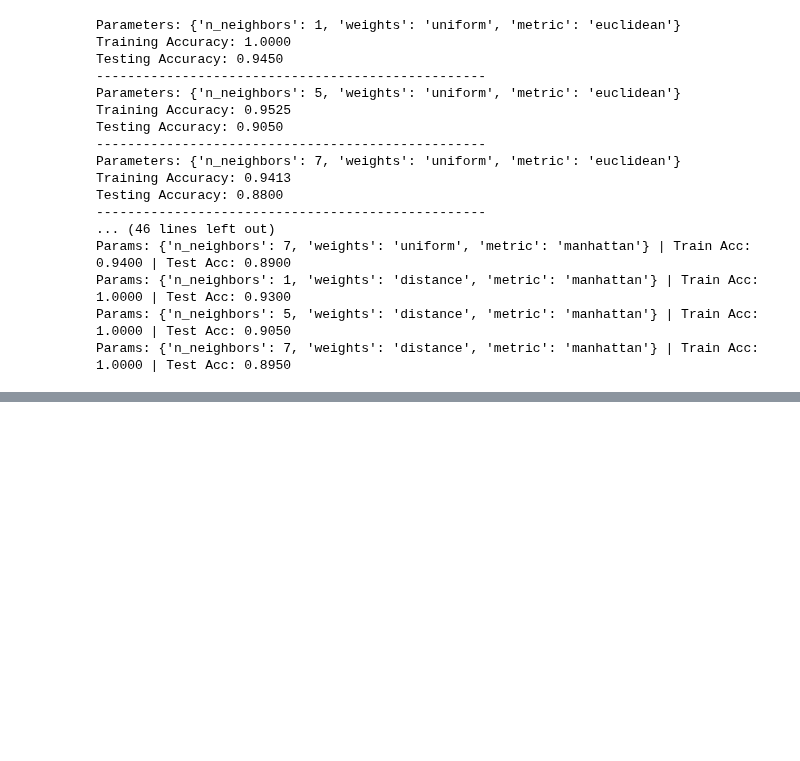
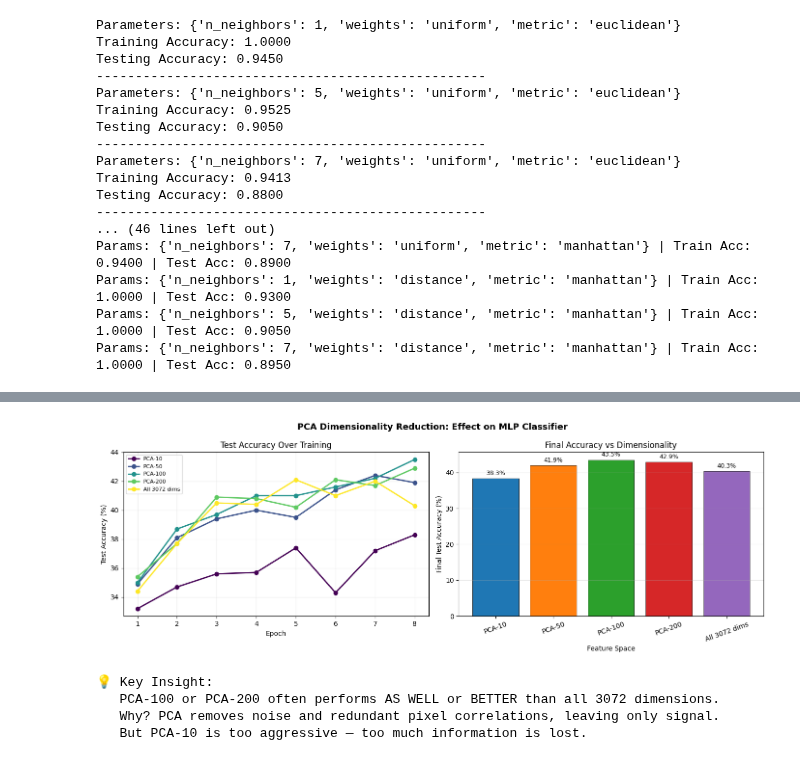
Before and after one commit to Wiredu2020/AIMS-PYTHON-WORKSHOP--BNW-, a Jupyter notebook: 3D-Handwritten-Recognition-Using-Random-Forest-main/3D-Handwritten-Recognition-Using-Random-Forest-main/Python_workshop2.ipynb, the cells around one changed output, grey strips where cells are left out. Cells and saved outputs as stored; diff of their text form; code cells hidden in the pictures; blank space fills up the shorter version.

```diff
--- a/3D-Handwritten-Recognition-Using-Random-Forest-main/3D-Handwritten-Recognition-Using-Random-Forest-main/Python_workshop2.ipynb
+++ b/3D-Handwritten-Recognition-Using-Random-Forest-main/3D-Handwritten-Recognition-Using-Random-Forest-main/Python_workshop2.ipynb
@@ -761,0 +1300,42 @@ Params: {'n_neighbors': 7, 'weights': 'distance', 'metric': 'manhattan'} | Train
+# %%
+# Visualize PCA results
+fig, axes = plt.subplots(1, 2, figsize=(14, 5))
+fig.suptitle('PCA Dimensionality Reduction: Effect on MLP Classifier', fontsize=13, fontweight='bold')
+
+colors_pca = plt.cm.viridis(np.linspace(0, 1, len(pca_results)))
+
+# Learning curves
+for (label, accs), color in zip(pca_results.items(), colors_pca):
+    axes[0].plot(range(1, EPOCHS+1), accs, label=label, color=color, linewidth=2, marker='o')
+axes[0].set_xlabel('Epoch')
+axes[0].set_ylabel('Test Accuracy (%)')
+axes[0].set_title('Test Accuracy Over Training')
+axes[0].legend(fontsize=8)
+axes[0].grid(True, alpha=0.3)
+
+# Bar chart: final accuracy vs dimensions
+final_accs = {k: v[-1] for k, v in pca_results.items()}
+bars = axes[1].bar(final_accs.keys(), final_accs.values(),
+                    color=[f'C{i}' for i in range(len(final_accs))],
+                    edgecolor='black', linewidth=0.5)
+axes[1].bar_label(bars, fmt='%.1f%%', padding=3, fontsize=9)
+axes[1].set_xlabel('Feature Space')
+axes[1].set_ylabel('Final Test Accuracy (%)')
+axes[1].set_title('Final Accuracy vs Dimensionality')
+axes[1].tick_params(axis='x', rotation=20)
+axes[1].grid(True, alpha=0.3, axis='y')
+
+plt.tight_layout()
+plt.savefig('pca_results.png', dpi=120, bbox_inches='tight')
+plt.show()
+
+print("\n💡 Key Insight:")
+print("   PCA-100 or PCA-200 often performs AS WELL or BETTER than all 3072 dimensions.")
+print("   Why? PCA removes noise and redundant pixel correlations, leaving only signal.")
+print("   But PCA-10 is too aggressive — too much information is lost.")
+# %% [output]
+[figure, added]
+💡 Key Insight:
+   PCA-100 or PCA-200 often performs AS WELL or BETTER than all 3072 dimensions.
+   Why? PCA removes noise and redundant pixel correlations, leaving only signal.
+   But PCA-10 is too aggressive — too much information is lost.
```
Also changed, not shown: parts of 36 cells of this notebook, 1 other file.
